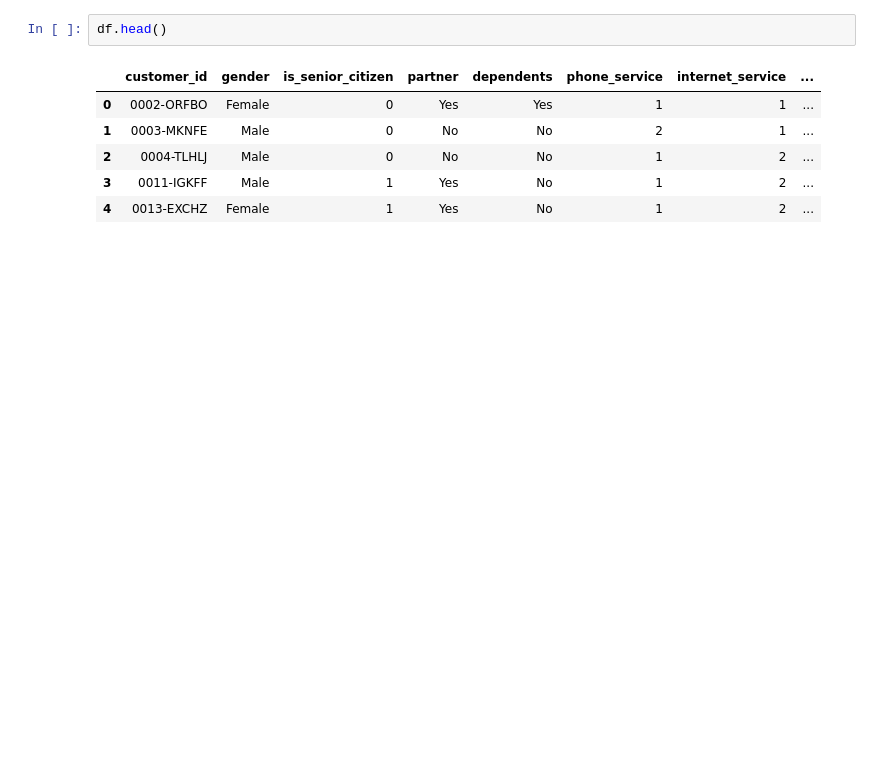
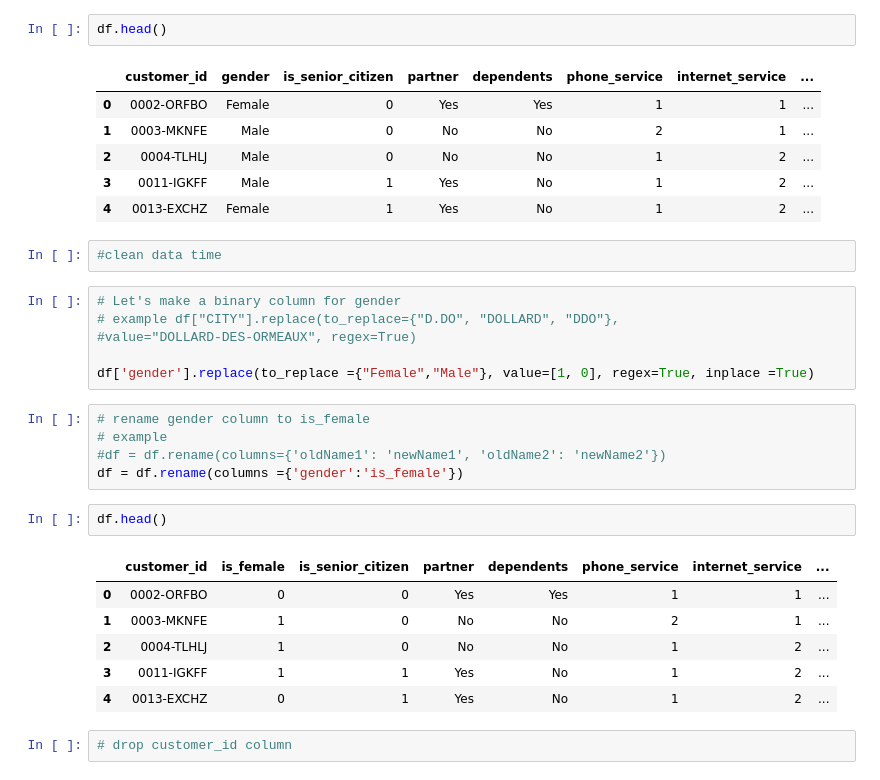
Before and after one commit to SLawsonWoods/classification-exercises, a Jupyter notebook: project_practice.ipynb, the cells around one changed output. Saved outputs shown, nothing was run; the diff lists cells and outputs as text; blank space fills up the shorter version.

```diff
--- a/project_practice.ipynb
+++ b/project_practice.ipynb
@@ -51,3 +45,27 @@ df.head()
 | 2 | 0004-TLHLJ | Male | 0 | No | No | 1 | 2 | ... |
 | 3 | 0011-IGKFF | Male | 1 | Yes | No | 1 | 2 | ... |
 | 4 | 0013-EXCHZ | Female | 1 | Yes | No | 1 | 2 | ... |
+# %%
+#clean data time
+# %%
+# Let's make a binary column for gender
+# example df["CITY"].replace(to_replace={"D.DO", "DOLLARD", "DDO"},
+#value="DOLLARD-DES-ORMEAUX", regex=True)
+
+df['gender'].replace(to_replace ={"Female","Male"}, value=[1, 0], regex=True, inplace =True)
+# %%
+# rename gender column to is_female
+# example
+#df = df.rename(columns={'oldName1': 'newName1', 'oldName2': 'newName2'})
+df = df.rename(columns ={'gender':'is_female'})
+# %%
+df.head()
+# %% [output]
+|  | customer_id | is_female | is_senior_citizen | partner | dependents | phone_service | internet_service | ... |
+| 0 | 0002-ORFBO | 0 | 0 | Yes | Yes | 1 | 1 | ... |
+| 1 | 0003-MKNFE | 1 | 0 | No | No | 2 | 1 | ... |
+| 2 | 0004-TLHLJ | 1 | 0 | No | No | 1 | 2 | ... |
+| 3 | 0011-IGKFF | 1 | 1 | Yes | No | 1 | 2 | ... |
+| 4 | 0013-EXCHZ | 0 | 1 | Yes | No | 1 | 2 | ... |
+# %%
+# drop customer_id column
```
Also changed, not shown: parts of 2 cells of this notebook, 1 other file.
